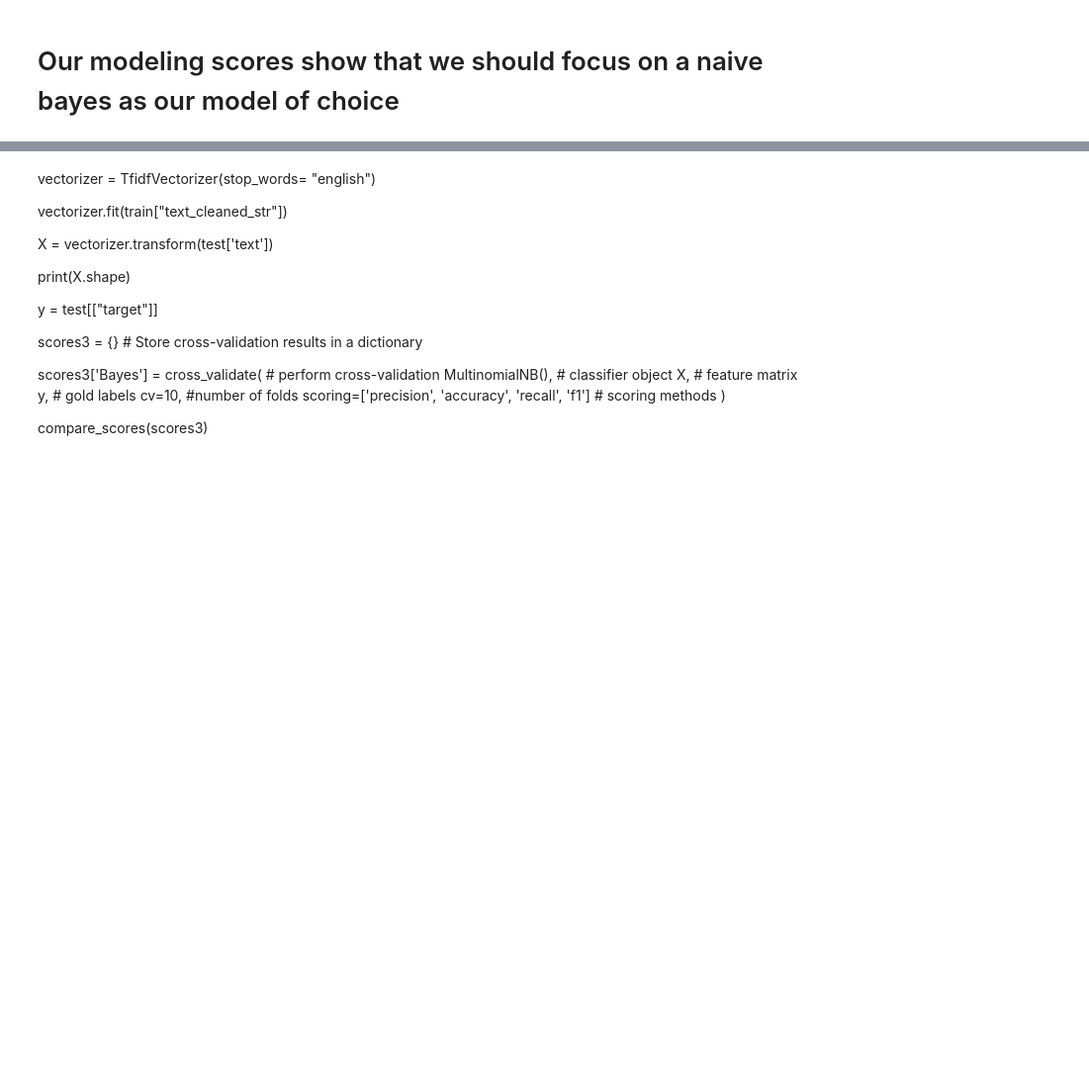
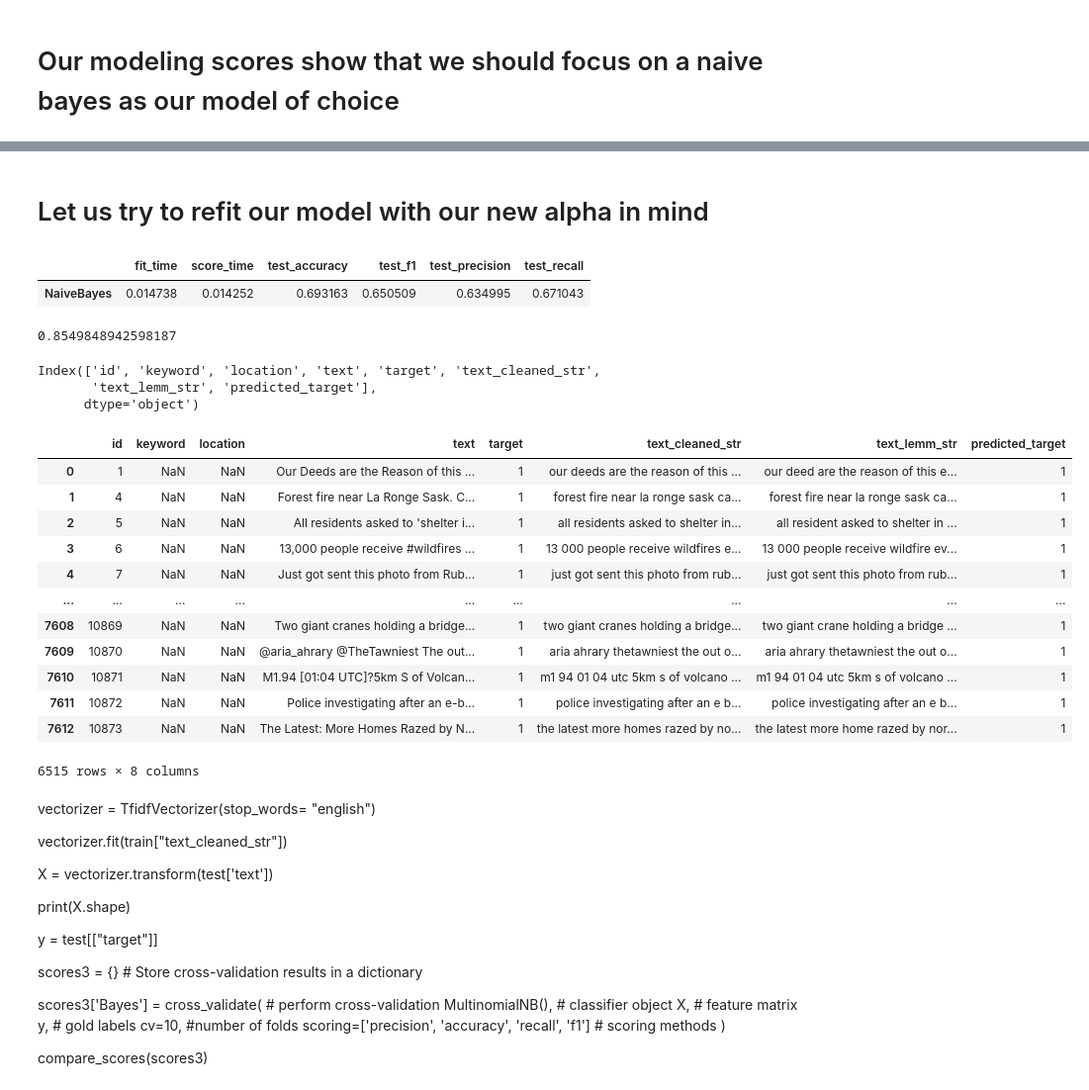
Before and after one commit to pedrov718/Bianary-Hate-Speech-Classification, a Jupyter notebook: pedro/disaster_detetion.ipynb, the cells around one changed output, grey strips where cells are left out. Shown: that part at 99% size. Cells and saved outputs as stored; diff of their text form; code cells hidden in the pictures; blank space fills up the shorter version.

```diff
--- a/pedro/disaster_detetion.ipynb
+++ b/pedro/disaster_detetion.ipynb
@@ -411,0 +463,2 @@ compare_scores(scores_tfid) # did not remove stop words, removed ascii character
+# %% [markdown]
+# Let us try to refit our model with our new alpha in mind
@@ -412,3 +475,44 @@ compare_scores(scores_tfid) # did not remove stop words, removed ascii character
+# %%
+compare_scores(score_naive_bayes)
+# %% [output]
+|  | fit_time | score_time | test_accuracy | test_f1 | test_precision | test_recall |
+| NaiveBayes | 0.014738 | 0.014252 | 0.693163 | 0.650509 | 0.634995 | 0.671043 |
+# %%
+clf = MultinomialNB(alpha = .95, fit_prior= False)# classifier object
+
+clf.fit(X_count, y)
+
+predictions = clf.predict(X_count)
+
+clf.score(X_count, y)
+# %% [output]
+0.8549848942598187
+# %%
+predictions = pd.DataFrame(predictions, columns = ['predicted_target'])
+# %%
+test_predicted = pd.concat([test, predictions], axis = 1)
+# %%
+test_predicted.columns
+# %% [output]
+Index(['id', 'keyword', 'location', 'text', 'target', 'text_cleaned_str',
+       'text_lemm_str', 'predicted_target'],
+      dtype='object')
+# %%
+test_predicted.loc[test_predicted.target == test_predicted.predicted_target]
+# %% [output]
+|  | id | keyword | location | text | target | text_cleaned_str | text_lemm_str | predicted_target |
+| 0 | 1 | NaN | NaN | Our Deeds are the Reason of this ... | 1 | our deeds are the reason of this ... | our deed are the reason of this e... | 1 |
+| 1 | 4 | NaN | NaN | Forest fire near La Ronge Sask. C... | 1 | forest fire near la ronge sask ca... | forest fire near la ronge sask ca... | 1 |
+| 2 | 5 | NaN | NaN | All residents asked to 'shelter i... | 1 | all residents asked to shelter in... | all resident asked to shelter in ... | 1 |
+| 3 | 6 | NaN | NaN | 13,000 people receive #wildfires ... | 1 | 13 000 people receive wildfires e... | 13 000 people receive wildfire ev... | 1 |
+| 4 | 7 | NaN | NaN | Just got sent this photo from Rub... | 1 | just got sent this photo from rub... | just got sent this photo from rub... | 1 |
+| ... | ... | ... | ... | ... | ... | ... | ... | ... |
+| 7608 | 10869 | NaN | NaN | Two giant cranes holding a bridge... | 1 | two giant cranes holding a bridge... | two giant crane holding a bridge ... | 1 |
+| 7609 | 10870 | NaN | NaN | @aria_ahrary @TheTawniest The out... | 1 | aria ahrary thetawniest the out o... | aria ahrary thetawniest the out o... | 1 |
+| 7610 | 10871 | NaN | NaN | M1.94 [01:04 UTC]?5km S of Volcan... | 1 | m1 94 01 04 utc 5km s of volcano ... | m1 94 01 04 utc 5km s of volcano ... | 1 |
+| 7611 | 10872 | NaN | NaN | Police investigating after an e-b... | 1 | police investigating after an e b... | police investigating after an e b... | 1 |
+| 7612 | 10873 | NaN | NaN | The Latest: More Homes Razed by N... | 1 | the latest more homes razed by no... | the latest more home razed by nor... | 1 |
+6515 rows × 8 columns
 # %% [markdown]
 vectorizer = TfidfVectorizer(stop_words= "english")
 
```
Also changed, not shown: parts of 19 cells of this notebook, 2 other files.
